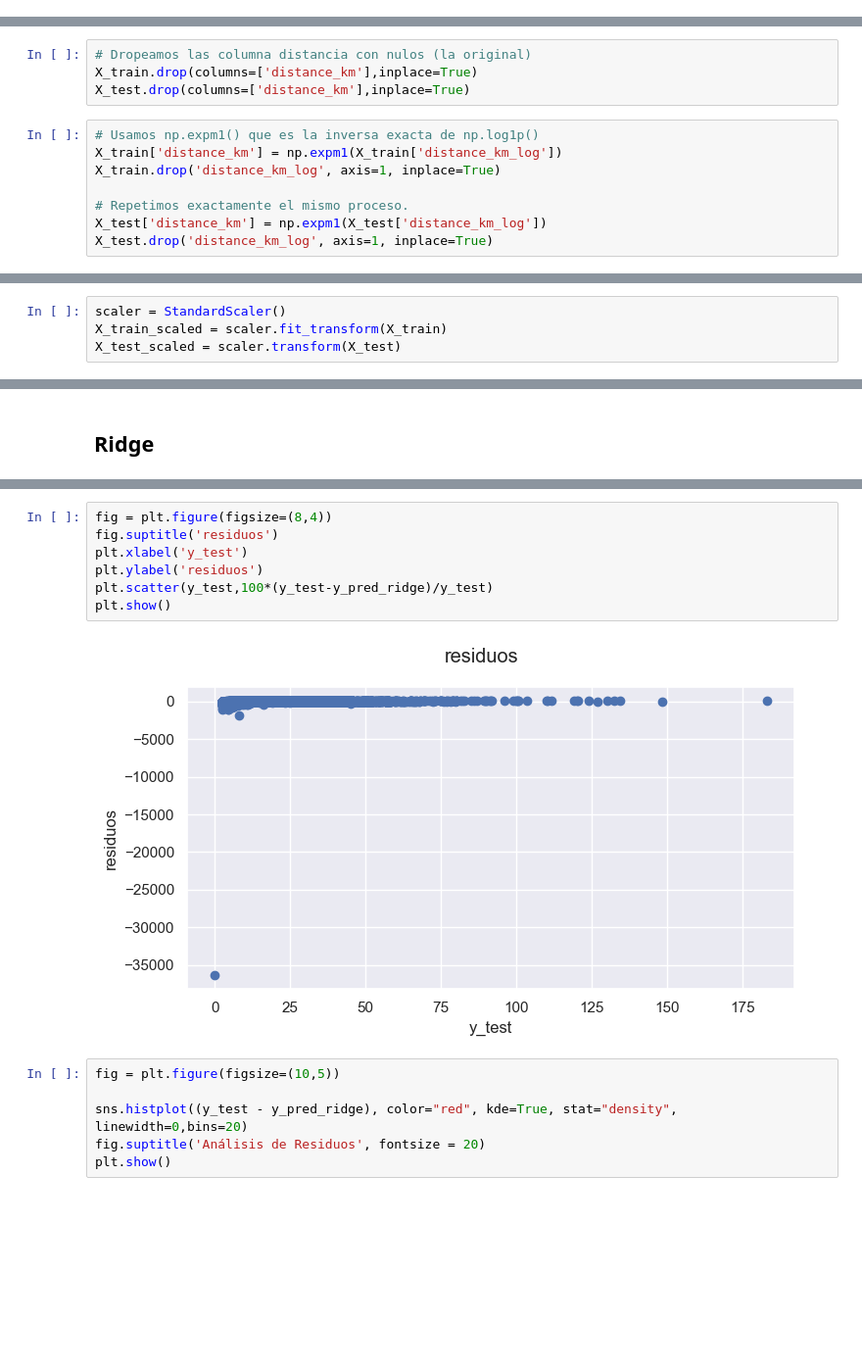
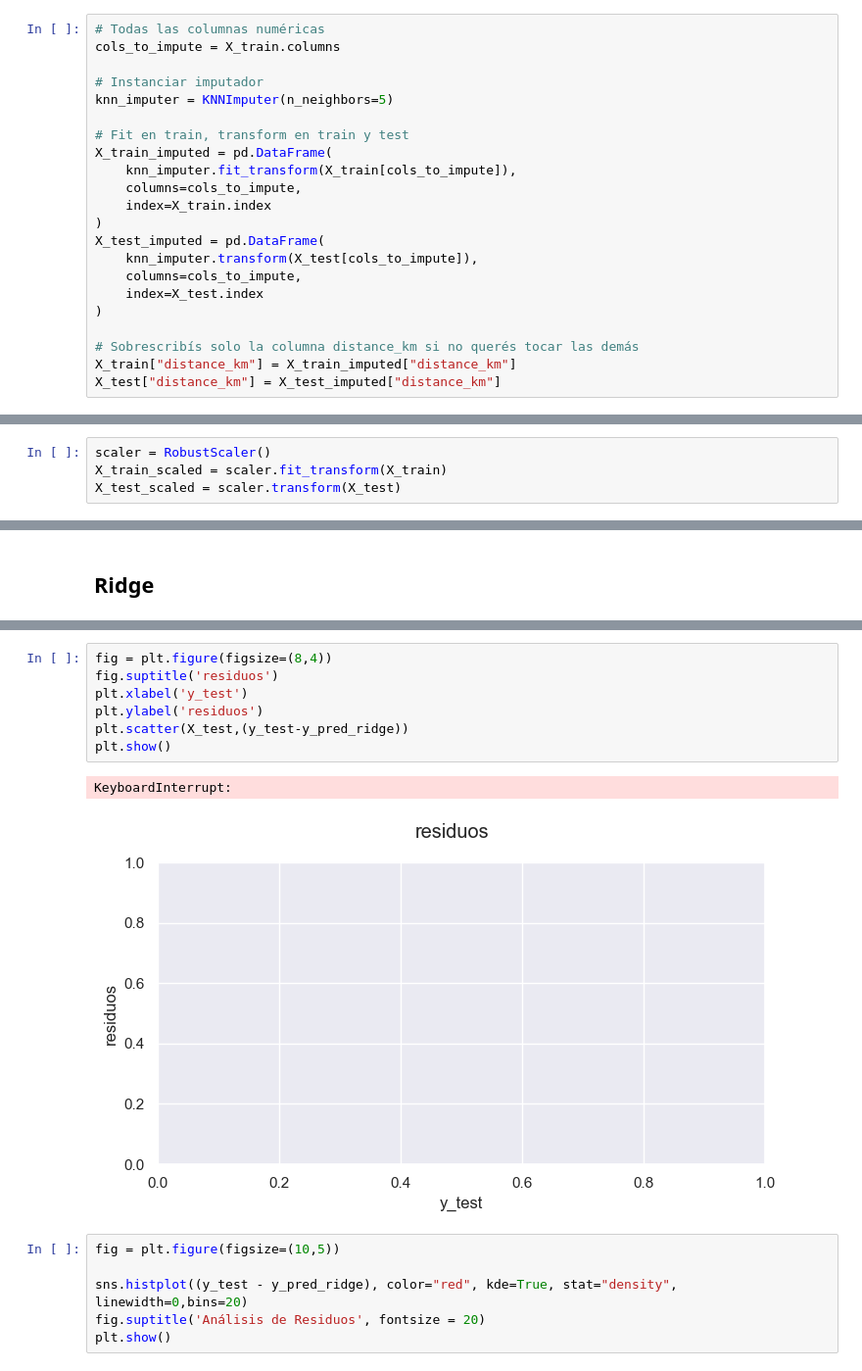
Before and after one commit to GenaCanciani/AA1-TUIA-2025C2-Canciani-Morales-Mancini, a Jupyter notebook: TP-Regresion-AA1-2025C1.ipynb, the cells around one changed output, grey strips where cells are left out. Shown at 98% size. Drawn from its saved outputs; the diff is of its cells as text; blank space fills up the shorter version.

```diff
--- a/TP-Regresion-AA1-2025C1.ipynb
+++ b/TP-Regresion-AA1-2025C1.ipynb
@@ -441,3 +400,25 @@ X_test[features_to_process] = pd.DataFrame(imputed2, columns=features_to_process
+# %%
+# Todas las columnas numéricas
+cols_to_impute = X_train.columns
+
+# Instanciar imputador
+knn_imputer = KNNImputer(n_neighbors=5)
+
+# Fit en train, transform en train y test
+X_train_imputed = pd.DataFrame(
+    knn_imputer.fit_transform(X_train[cols_to_impute]),
+    columns=cols_to_impute,
+    index=X_train.index
+)
+X_test_imputed = pd.DataFrame(
+    knn_imputer.transform(X_test[cols_to_impute]),
+    columns=cols_to_impute,
+    index=X_test.index
+)
+
+# Sobrescribís solo la columna distance_km si no querés tocar las demás
+X_train["distance_km"] = X_train_imputed["distance_km"]
+X_test["distance_km"] = X_test_imputed["distance_km"]
 # %%
 X_train[[column for column in X_train.columns if column != "key"]].describe()
 # %% [output]
@@ -458,15 +434,3 @@ sns.histplot(X_train["distance_km_log"])
-# %%
-# Dropeamos las columna distancia con nulos (la original)
-X_train.drop(columns=['distance_km'],inplace=True)
-X_test.drop(columns=['distance_km'],inplace=True)
-# %%
-# Usamos np.expm1() que es la inversa exacta de np.log1p()
-X_train['distance_km'] = np.expm1(X_train['distance_km_log'])
-X_train.drop('distance_km_log', axis=1, inplace=True)
-
-# Repetimos exactamente el mismo proceso.
-X_test['distance_km'] = np.expm1(X_test['distance_km_log'])
-X_test.drop('distance_km_log', axis=1, inplace=True)
 # %%
 sns.histplot(X_train["distance_km"])
 # %% [output]
@@ -475,4 +444,4 @@ sns.histplot(X_train["distance_km"])
 # %%
-scaler = StandardScaler()
+scaler = RobustScaler()
 X_train_scaled = scaler.fit_transform(X_train)
 X_test_scaled = scaler.transform(X_test)
@@ -892,12 +933,13 @@ plt.show()
 # %%
 fig = plt.figure(figsize=(8,4))
 fig.suptitle('residuos')
 plt.xlabel('y_test')
 plt.ylabel('residuos')
-plt.scatter(y_test,100*(y_test-y_pred_ridge)/y_test)
+plt.scatter(X_test,(y_test-y_pred_ridge))
 plt.show()
 # %% [output]
+KeyboardInterrupt:
-[figure, old version]
+[figure, new version]
 # %%
 fig = plt.figure(figsize=(10,5))
 
```
Also changed, not shown: parts of 26 cells of this notebook.
